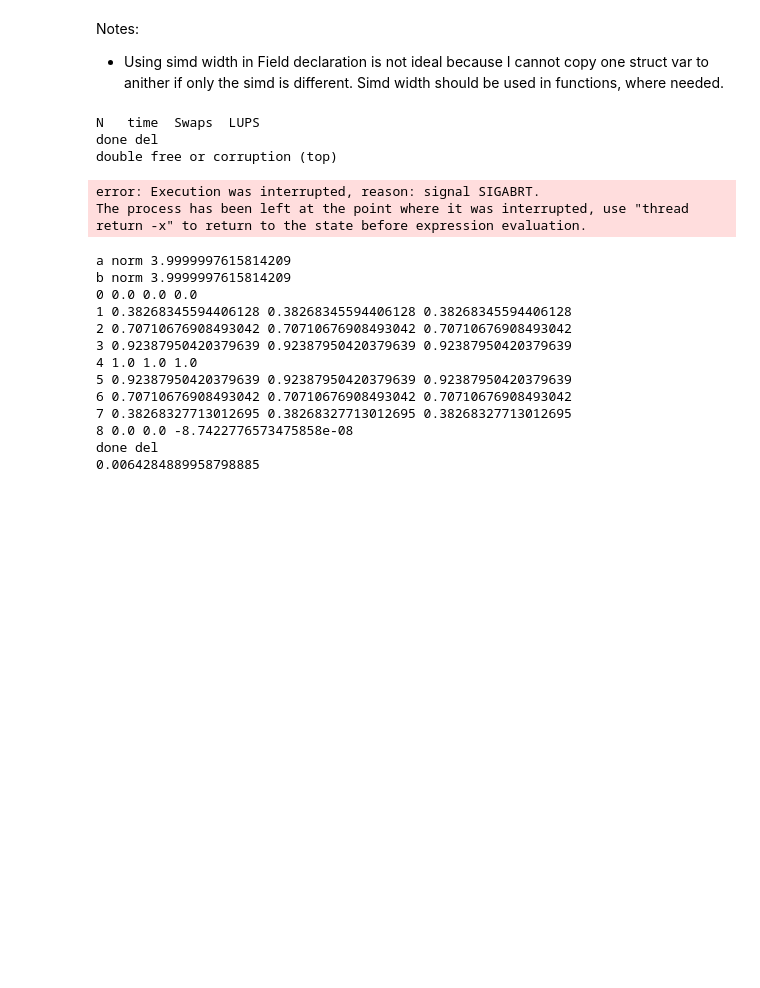
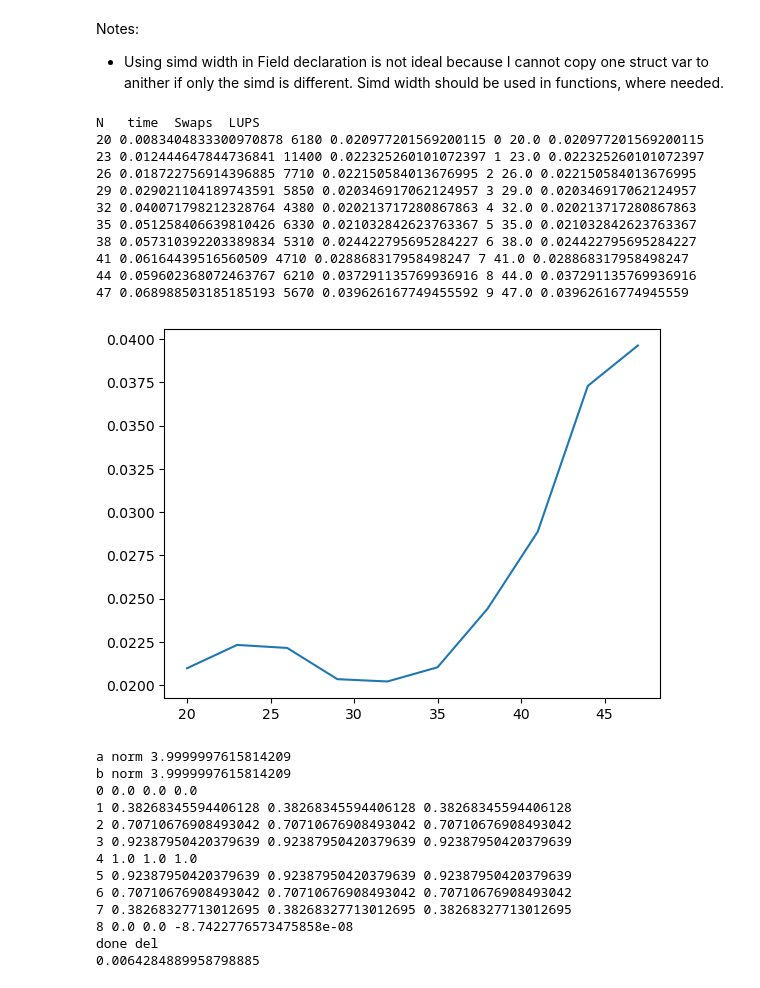
Before and after one commit to antonl321/JTC, a Jupyter notebook: JTC1.ipynb, the cells around one changed output. Cells and saved outputs as stored; diff of their text form; code cells hidden in the pictures; blank space fills up the shorter version.

Commit message:
a first plot of the performance profile

```diff
--- a/JTC1.ipynb
+++ b/JTC1.ipynb
@@ -66,9 +66,9 @@ struct Field[DT: DType, VW: Int]:
                     result.data.simd_store[1](p, self.data.simd_load[1](p) + rhs.data.simd_load[1](p))
         return result
 
-    fn __del__(owned self):
-        self.data.free()
-        print("done del")
+    #fn __del__(owned self):
+    #    self.data.free()
+    #    print("done del")
 
     fn zero(inout self):
         memset_zero[DT](self.data, self.dsize)
@@ -190,34 +190,51 @@ struct Field[DT: DType, VW: Int]:
             print ("iter test: ",  sqrt(self.norm2()/norm_start) - self.eigenval**niter)
 # %%
 import benchmark
+from python import Python
 
-
-
-fn run(nswaps:Int):
+fn run(nswaps:Int) raises:
+    let np = Python.import_module("numpy")
+    let pdatx = np.zeros(10)
+    let pdaty = np.zeros(10)
     print("N   time  Swaps  LUPS")
+    var idx = 0
     for n in range(20,50,3):
         var phi=Field[DType.float32,1](n,n,n)
         phi.initialize()
         @parameter
         fn test_fn():
             phi.iterate(nswaps)
 
         let rep = benchmark.run[test_fn](max_runtime_secs=10, min_runtime_secs=0.1)
         phi.data.free()
         let t = rep.mean()
-        print(n, t, rep.iters() * nswaps, (n-2)**3/(t/nswaps)/1e9)
+        let s = (n-2)**3/(t/nswaps)/1e9
+        _ = pdatx.itemset(idx, n)
+        _ = pdaty.itemset(idx, s)
+        print(n, t, rep.iters() * nswaps, s, idx, pdatx[idx], pdaty[idx])
+        idx += 1
+    #report.print()
 
-    #report.print()
+    let pyplt = Python.import_module("matplotlib.pyplot")
+    _ = pyplt.plot(pdatx,pdaty)
+    _ = pyplt.show()
 
 
 
-run(3)
+run(30)
 # %% [output]
 N   time  Swaps  LUPS
-done del
-double free or corruption (top)
+20 0.0083404833300970878 6180 0.020977201569200115 0 20.0 0.020977201569200115
+23 0.012444647844736841 11400 0.022325260101072397 1 23.0 0.022325260101072397
+26 0.018722756914396885 7710 0.022150584013676995 2 26.0 0.022150584013676995
+29 0.029021104189743591 5850 0.020346917062124957 3 29.0 0.020346917062124957
+32 0.040071798212328764 4380 0.020213717280867863 4 32.0 0.020213717280867863
+35 0.051258406639810426 6330 0.021032842623763367 5 35.0 0.021032842623763367
+38 0.057310392203389834 5310 0.024422795695284227 6 38.0 0.024422795695284227
+41 0.06164439516560509 4710 0.028868317958498247 7 41.0 0.028868317958498247
+44 0.059602368072463767 6210 0.037291135769936916 8 44.0 0.037291135769936916
+47 0.068988503185185193 5670 0.039626167749455592 9 47.0 0.03962616774945559
-error: Execution was interrupted, reason: signal SIGABRT.
-The process has been left at the point where it was interrupted, use "thread return -x" to return to the state before expression evaluation.
+[figure, added]
 # %%
 #from python import Python
 let pi = 4.0*atan[DType.float32,1](1.0)
```
Also changed, not shown: parts of 2 cells of this notebook.
